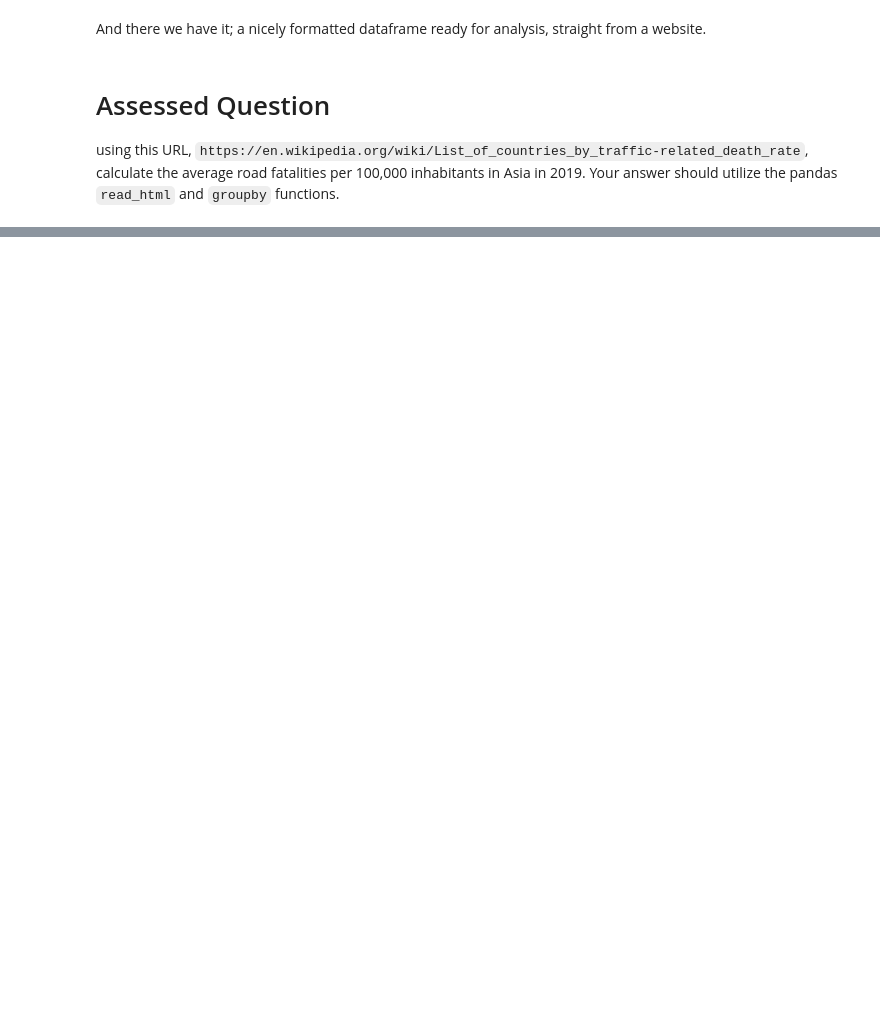
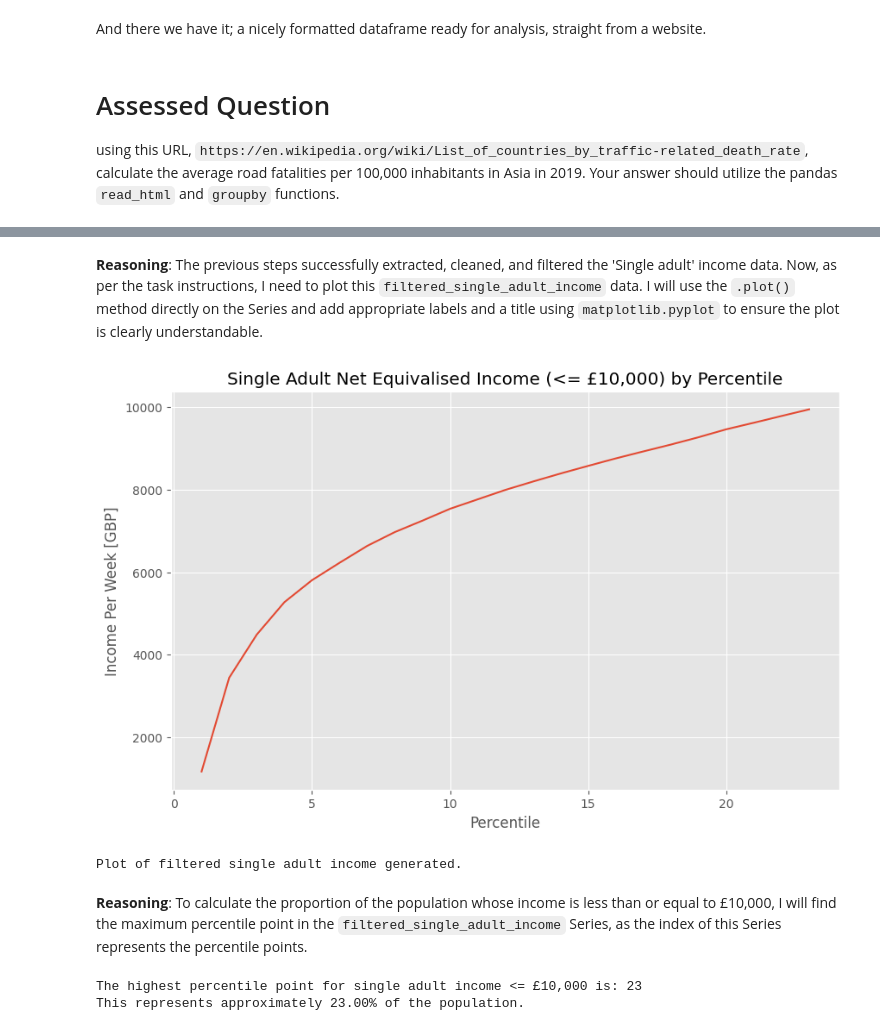
Before and after one commit to 1X-HE/QM2-0005, a Jupyter notebook: W2_Working_with_Data_in_Pandas.ipynb, the cells around one changed output, grey strips where cells are left out. Saved outputs shown, nothing was run; the diff lists cells and outputs as text; code cells hidden in the pictures; blank space fills up the shorter version.

```diff
--- a/W2_Working_with_Data_in_Pandas.ipynb
+++ b/W2_Working_with_Data_in_Pandas.ipynb
@@ -397,0 +535,4 @@ using this URL, `https://en.wikipedia.org/wiki/List_of_countries_by_traffic-rela
+# %%
+single_adult_income = income['Single adult']
+print("Extracted 'Single adult' column:")
+print(single_adult_income.head())
@@ -397,0 +551,8 @@ using this URL, `https://en.wikipedia.org/wiki/List_of_countries_by_traffic-rela
+# %%
+cleaned_single_adult_income = single_adult_income.replace(',', '', regex=True)
+cleaned_single_adult_income = cleaned_single_adult_income.astype('float')
+
+filtered_single_adult_income = cleaned_single_adult_income[cleaned_single_adult_income <= 10000]
+
+print("Cleaned and filtered 'Single adult' income (<= £10,000):")
+print(filtered_single_adult_income.head())
@@ -397,0 +568,29 @@ using this URL, `https://en.wikipedia.org/wiki/List_of_countries_by_traffic-rela
+# %% [markdown]
+**Reasoning**:
+The previous steps successfully extracted, cleaned, and filtered the 'Single adult' income data. Now, as per the task instructions, I need to plot this `filtered_single_adult_income` data. I will use the `.plot()` method directly on the Series and add appropriate labels and a title using `matplotlib.pyplot` to ensure the plot is clearly understandable.
+# %%
+import matplotlib.pyplot as plt
+
+plt.figure(figsize=(10, 6))
+filtered_single_adult_income.plot()
+plt.title('Single Adult Net Equivalised Income (<= £10,000) by Percentile')
+plt.xlabel('Percentile')
+plt.ylabel('Income Per Week [GBP]')
+plt.grid(True)
+plt.show()
+print("Plot of filtered single adult income generated.")
+# %% [output]
+[figure, added]
+Plot of filtered single adult income generated.
+# %% [markdown]
+**Reasoning**:
+To calculate the proportion of the population whose income is less than or equal to £10,000, I will find the maximum percentile point in the `filtered_single_adult_income` Series, as the index of this Series represents the percentile points.
+# %%
+max_percentile = filtered_single_adult_income.index.max()
+proportion = max_percentile / 100.0
+
+print(f"The highest percentile point for single adult income <= £10,000 is: {max_percentile}")
+print(f"This represents approximately {proportion:.2%} of the population.")
+# %% [output]
+The highest percentile point for single adult income <= £10,000 is: 23
+This represents approximately 23.00% of the population.
```
Also changed, not shown: parts of 29 cells of this notebook.
